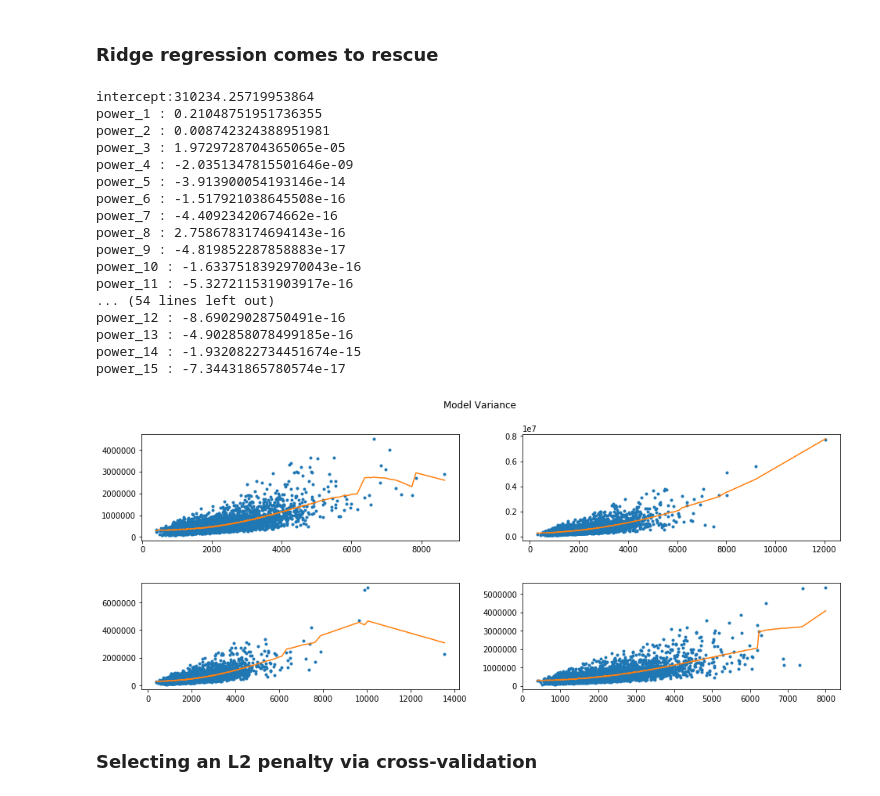
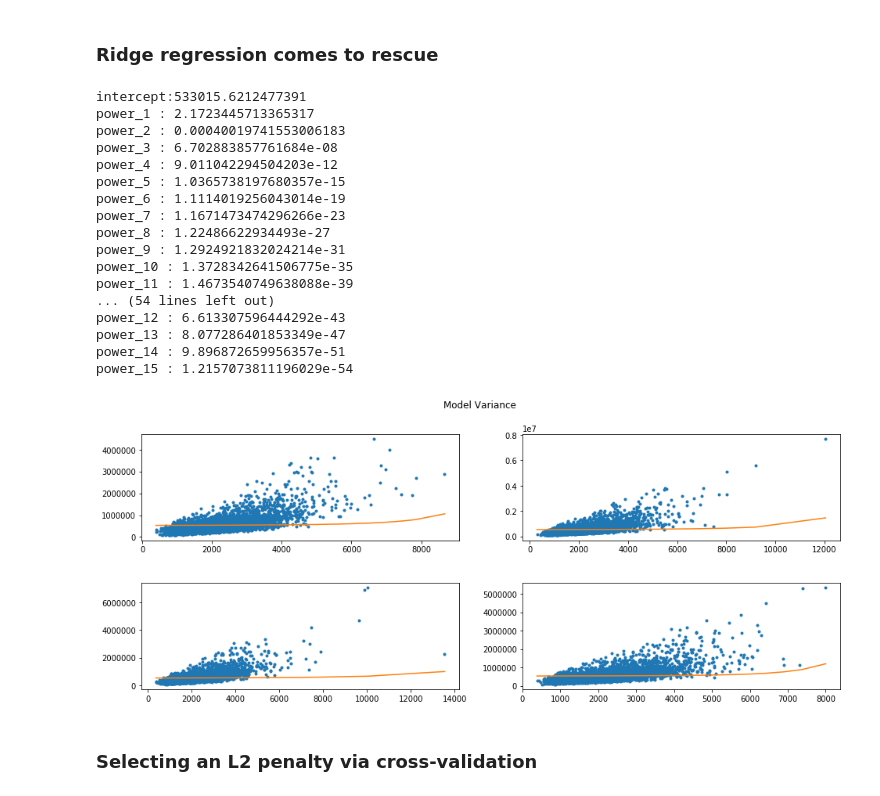
Before and after one commit to Tinsae/Machine-Learning-Projects, a Jupyter notebook: 2. Regression/4-ridge-regression-assignment-1(Standard Packages).ipynb, the cells around one changed output. Saved outputs shown, nothing was run; the diff lists cells and outputs as text; code cells hidden in the pictures.

Commit message:
ridge

```diff
--- a/2. Regression/4-ridge-regression-assignment-1(Standard Packages).ipynb
+++ b/2. Regression/4-ridge-regression-assignment-1(Standard Packages).ipynb
@@ -60,8 +60,9 @@ def get_residual_sum_of_squares(model, data, outcome):
 
     return(RSS)
 # %%
+dtype_dict = {'bathrooms':float, 'waterfront':int, 'sqft_above':int, 'sqft_living15':float, 'grade':int, 'yr_renovated':int, 'price':float, 'bedrooms':float, 'zipcode':str, 'long':float, 'sqft_lot15':float, 'sqft_living':float, 'floors':float, 'condition':int, 'lat':float, 'date':str, 'sqft_basement':int, 'yr_built':int, 'id':str, 'sqft_lot':int, 'view':int}
 # load data
-sales = pd.read_csv("../../ML Data & Script/kc_house_data.csv")
+sales = pd.read_csv("../../ML Data & Script/kc_house_data.csv", dtype=dtype_dict)
 sales.head()
 
 # sort by sqft_living and price (for plotting purposes)
@@ -70,7 +71,7 @@ sales = sales.sort_values(by=['sqft_living', 'price'])
 # degree 15 polynomial
 X = polynomial_dataframe(sales['sqft_living'], 15)
 Y = sales['price']
-model15_sk = Ridge(alpha=1e-5, fit_intercept=True)
+model15_sk = Ridge(alpha=0.2, normalize=True)
 model15_sk.fit(X, Y)
 
 print("Intercept: ", model15_sk.intercept_,"\n")
@@ -99,15 +100,15 @@ def get_model(dataset, alpha_reg):
     X = polynomial_dataframe(dataset['sqft_living'], 15)
     Y = dataset['price']
     # using sag shows more variance
-    model = Ridge(alpha=alpha_reg, fit_intercept=True)
+    model = Ridge(alpha=alpha_reg, fit_intercept=True, normalize=True)
     model.fit(X, Y)
     coefficients = ["intercept:" + str(model.intercept_)] + [str(k) + " : " + str(v) for k, v in zip(X.columns, model.coef_)]
     return X, Y, model, coefficients
 
-set1_X, set1_Y, set1_model, coff1 = get_model(set_1, 1e-5)
-set2_X, set2_Y, set2_model, coff2 = get_model(set_2, 1e-5)
-set3_X, set3_Y, set3_model, coff3 = get_model(set_3, 1e-5)
-set4_X, set4_Y, set4_model, coff4 = get_model(set_4, 1e-5)
+set1_X, set1_Y, set1_model, coff1 = get_model(set_1, 1e-9)
+set2_X, set2_Y, set2_model, coff2 = get_model(set_2, 1e-9)
+set3_X, set3_Y, set3_model, coff3 = get_model(set_3, 1e-9)
+set4_X, set4_Y, set4_model, coff4 = get_model(set_4, 1e-9)
 # %%
 def print_coffients(coff):
     for c in coff:
@@ -159,51 +160,51 @@ Look at the cofficients of power1. Most of them are in the 100s
 # %% [markdown]
 ### Ridge regression comes to rescue
 # %%
-set1_X, set1_Y, set1_model, coff1 = get_model(set_1, 1e10)
-set2_X, set2_Y, set2_model, coff2 = get_model(set_2, 1e10)
-set3_X, set3_Y, set3_model, coff3 = get_model(set_3, 1e10)
-set4_X, set4_Y, set4_model, coff4 = get_model(set_4, 1e10)
+set1_X, set1_Y, set1_model, coff1 = get_model(set_1, 1.23e2)
+set2_X, set2_Y, set2_model, coff2 = get_model(set_2, 1.23e2)
+set3_X, set3_Y, set3_model, coff3 = get_model(set_3, 1.23e2)
+set4_X, set4_Y, set4_model, coff4 = get_model(set_4, 1.23e2)
 
 print_coffients(coff1)
 print_coffients(coff2)
 print_coffients(coff3)
 print_coffients(coff4)
 
 
 def plotIt(X, Y, model):
     plt.plot(X['power_1'], Y,'.',
              X['power_1'], model.predict(X),'-')
 
 fig = plt.figure(figsize=(16,6))
 fig.subplots_adjust(hspace = 0.4, wspace = 0.2)
 fig.suptitle("Model Variance")
 fig.add_subplot(221)
 plotIt(set1_X, set1_Y, set1_model)
 fig.add_subplot(222)
 plotIt(set2_X, set2_Y, set2_model)
 fig.add_subplot(223)
 plotIt(set3_X, set3_Y, set3_model)
 fig.add_subplot(224)
 plotIt(set4_X, set4_Y, set4_model)
 # %% [output]
-intercept:310234.25719953864
-power_1 : 0.21048751951736355
-power_2 : 0.008742324388951981
-power_3 : 1.9729728704365065e-05
-power_4 : -2.0351347815501646e-09
-power_5 : -3.913900054193146e-14
-power_6 : -1.517921038645508e-16
-power_7 : -4.40923420674662e-16
-power_8 : 2.7586783174694143e-16
-power_9 : -4.819852287858883e-17
-power_10 : -1.6337518392970043e-16
-power_11 : -5.327211531903917e-16
+intercept:533015.6212477391
+power_1 : 2.1723445713365317
+power_2 : 0.00040019741553006183
+power_3 : 6.702883857761684e-08
+power_4 : 9.011042294504203e-12
+power_5 : 1.0365738197680357e-15
+power_6 : 1.1114019256043014e-19
+power_7 : 1.1671473474296266e-23
+power_8 : 1.22486622934493e-27
+power_9 : 1.2924921832024214e-31
+power_10 : 1.3728342641506775e-35
+power_11 : 1.4673540749638088e-39
 ... (54 lines left out)
-power_12 : -8.69029028750491e-16
-power_13 : -4.902858078499185e-16
-power_14 : -1.9320822734451674e-15
-power_15 : -7.34431865780574e-17
+power_12 : 6.613307596444292e-43
+power_13 : 8.077286401853349e-47
+power_14 : 9.896872659956357e-51
+power_15 : 1.2157073811196029e-54
-[figure, old version]
+[figure, new version]
 # %% [markdown]
 ### Selecting an L2 penalty via cross-validation
 # %% [markdown]
```
Also changed, not shown: parts of 14 cells of this notebook.
